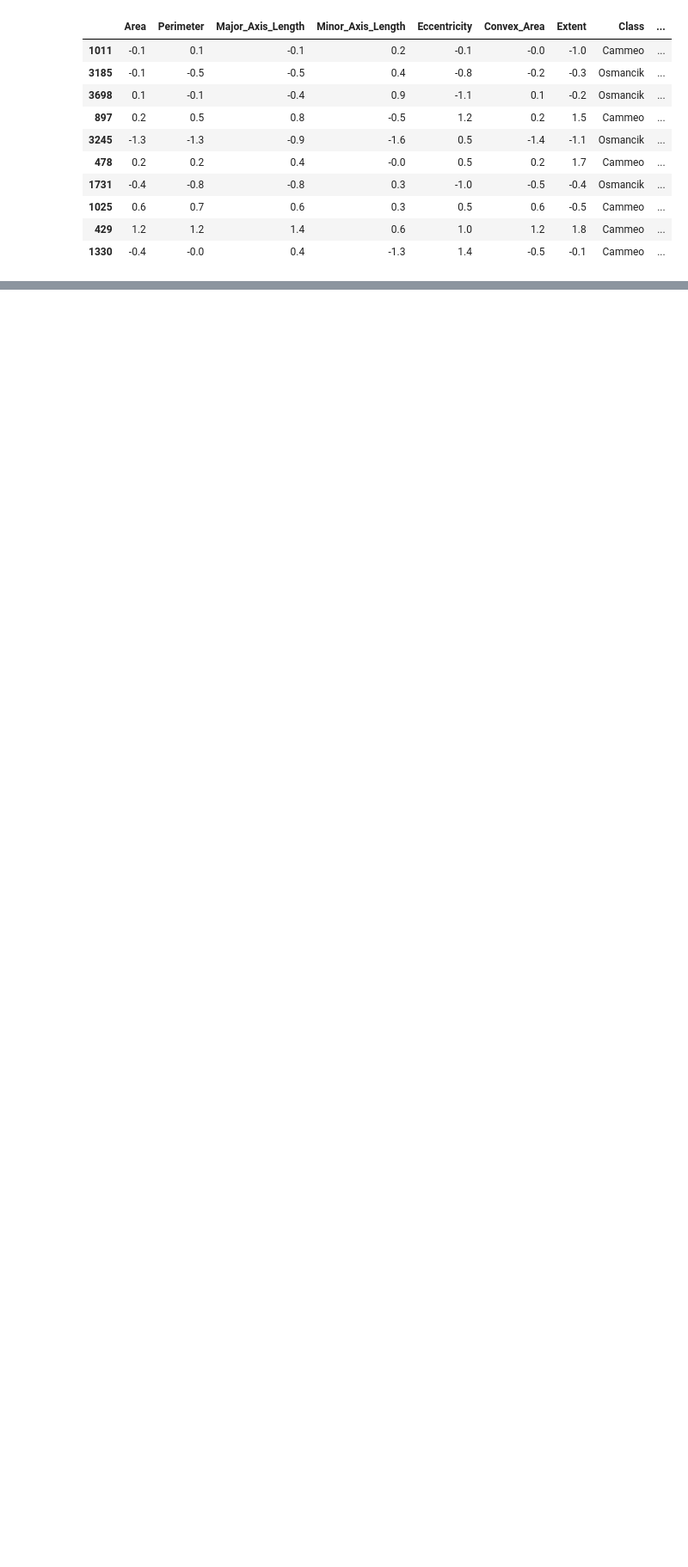
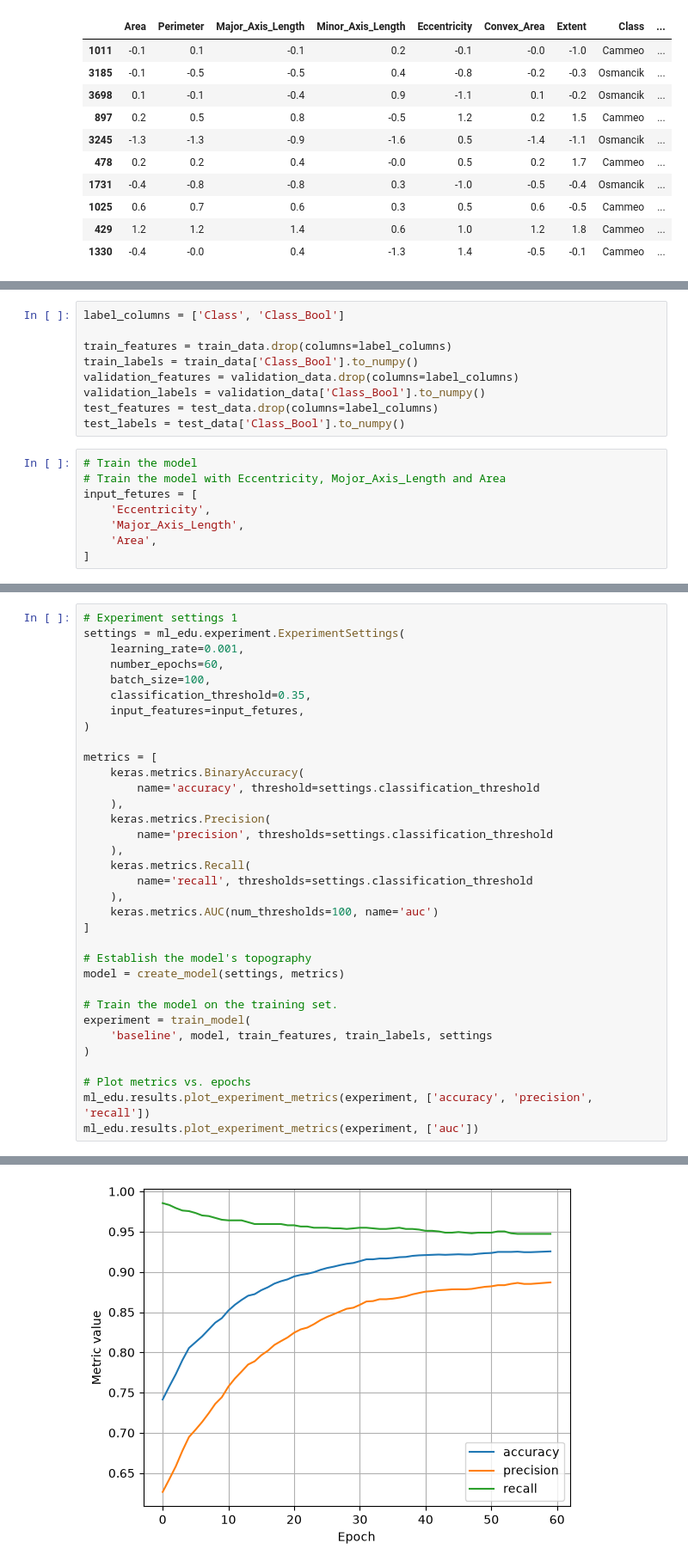
Before and after one commit to kogimurio/mlproject, a Jupyter notebook: binary_classification_rice.ipynb, the cells around one changed output, grey strips where cells are left out. Shown at 86% size. Drawn from its saved outputs; the diff is of its cells as text; blank space fills up the shorter version.

Commit message:
create, train and visualize the model

```diff
--- a/binary_classification_rice.ipynb
+++ b/binary_classification_rice.ipynb
@@ -136,0 +158,17 @@ normalized_dataset.sample(10)
+# %%
+label_columns = ['Class', 'Class_Bool']
+
+train_features = train_data.drop(columns=label_columns)
+train_labels = train_data['Class_Bool'].to_numpy()
+validation_features = validation_data.drop(columns=label_columns)
+validation_labels = validation_data['Class_Bool'].to_numpy()
+test_features = test_data.drop(columns=label_columns)
+test_labels = test_data['Class_Bool'].to_numpy()
+# %%
+# Train the model
+# Train the model with Eccentricity, Mojor_Axis_Length and Area
+input_fetures = [
+    'Eccentricity',
+    'Major_Axis_Length',
+    'Area',
+]
@@ -136,0 +237,35 @@ normalized_dataset.sample(10)
+# %%
+# Experiment settings 1
+settings = ml_edu.experiment.ExperimentSettings(
+    learning_rate=0.001,
+    number_epochs=60,
+    batch_size=100,
+    classification_threshold=0.35,
+    input_features=input_fetures,
+)
+
+metrics = [
+    keras.metrics.BinaryAccuracy(
+        name='accuracy', threshold=settings.classification_threshold
+    ),
+    keras.metrics.Precision(
+        name='precision', thresholds=settings.classification_threshold
+    ),
+    keras.metrics.Recall(
+        name='recall', thresholds=settings.classification_threshold
+    ),
+    keras.metrics.AUC(num_thresholds=100, name='auc')
+]
+
+# Establish the model's topography
+model = create_model(settings, metrics)
+
+# Train the model on the training set.
+experiment = train_model(
+    'baseline', model, train_features, train_labels, settings
+)
+
+# Plot metrics vs. epochs
+ml_edu.results.plot_experiment_metrics(experiment, ['accuracy', 'precision', 'recall'])
+ml_edu.results.plot_experiment_metrics(experiment, ['auc'])
+# %% [output]
@@ -136,0 +289 @@ normalized_dataset.sample(10)
+[figure, added]
```
Also changed, not shown: parts of 3 cells of this notebook.
